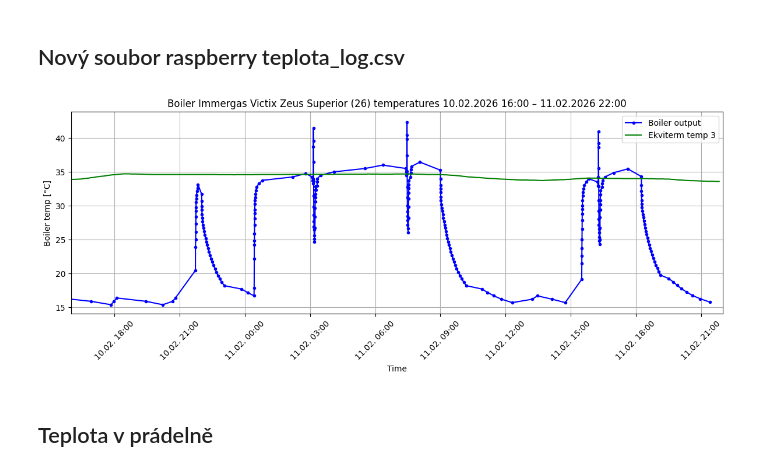
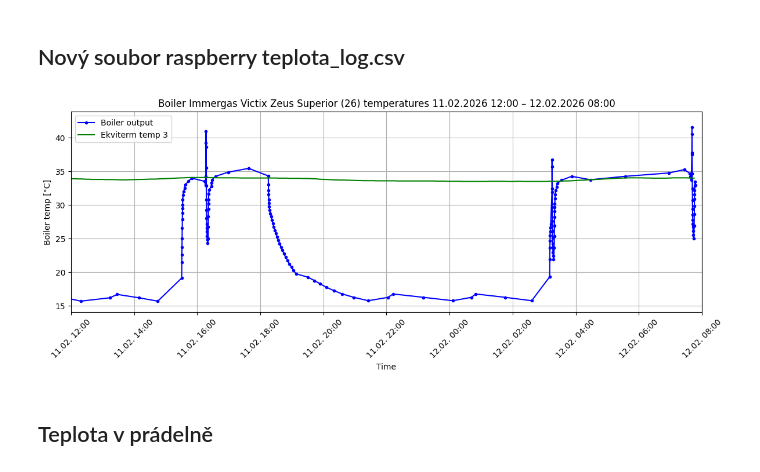
Before and after one commit to MarekCoderslab/Teploty_kotle, a Jupyter notebook: Teplota_kotle.ipynb, the cells around one changed output. Cells and saved outputs as stored; diff of their text form; code cells hidden in the pictures.

```diff
--- a/Teplota_kotle.ipynb
+++ b/Teplota_kotle.ipynb
@@ -275,9 +276,11 @@ import matplotlib.pyplot as plt
 import matplotlib.dates as mdates
 import pandas as pd
 
+# 11.2. v 19:00 vrácena ekvitermí regulace z MANuálního provozu 33°C
+
 # --- RUČNÍ NASTAVENÍ ČASOVÉHO OKNA ---
-start_time = pd.Timestamp("2026-02-10 16:00:00")
-end_time   = pd.Timestamp("2026-02-11 22:00:00")
+start_time = pd.Timestamp("2026-02-11 12:00:00")
+end_time   = pd.Timestamp("2026-02-12 08:00:00")
 
 plt.figure(figsize=(12,5))
 ax = plt.gca()
@@ -307,34 +310,34 @@ df_netatmo["time_local"] = (
 df_netatmo["time_local_naive"] = df_netatmo["time_local"].dt.tz_localize(None)
 
 ax.plot(
     df_netatmo["time_local_naive"],
     df_netatmo["Boiler_water_2"],
     color="green",
     label="Ekviterm temp 3"
 )
 
 # ---------------------------------------------------------
 # 3) ČASOVÉ OKNO
 # ---------------------------------------------------------
 ax.set_xlim(start_time, end_time)
 
 # Formát osy X
 ax.xaxis.set_major_formatter(mdates.DateFormatter('%d.%m. %H:%M'))
 plt.xticks(rotation=45)
 
 plt.title(
     f"Boiler Immergas Victix Zeus Superior (26) temperatures "
     f"{start_time:%d.%m.%Y %H:%M} – {end_time:%d.%m.%Y %H:%M}"
 )
 
 ax.set_xlabel("Time")
 ax.set_ylabel("Boiler temp [°C]")
 plt.grid(True)
 plt.legend()
 plt.tight_layout()
 plt.show()
 # %% [output]
-[figure, old version]
+[figure, new version]
 # %% [markdown]
 ## Teplota v prádelně
 # %%
```
Also changed, not shown: parts of 10 cells of this notebook, 5 other files.
